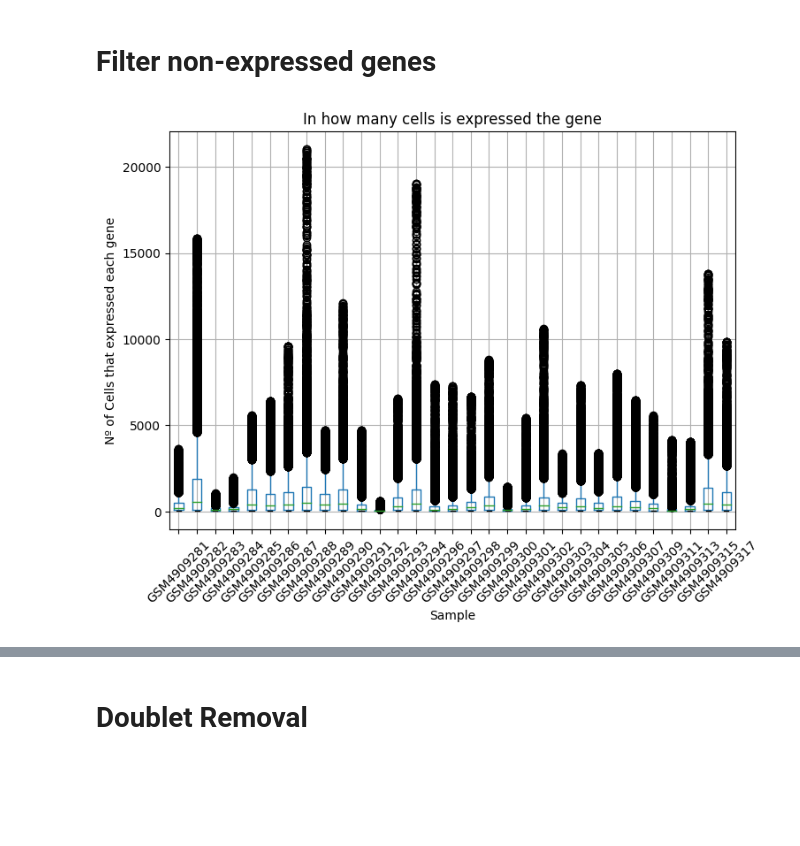
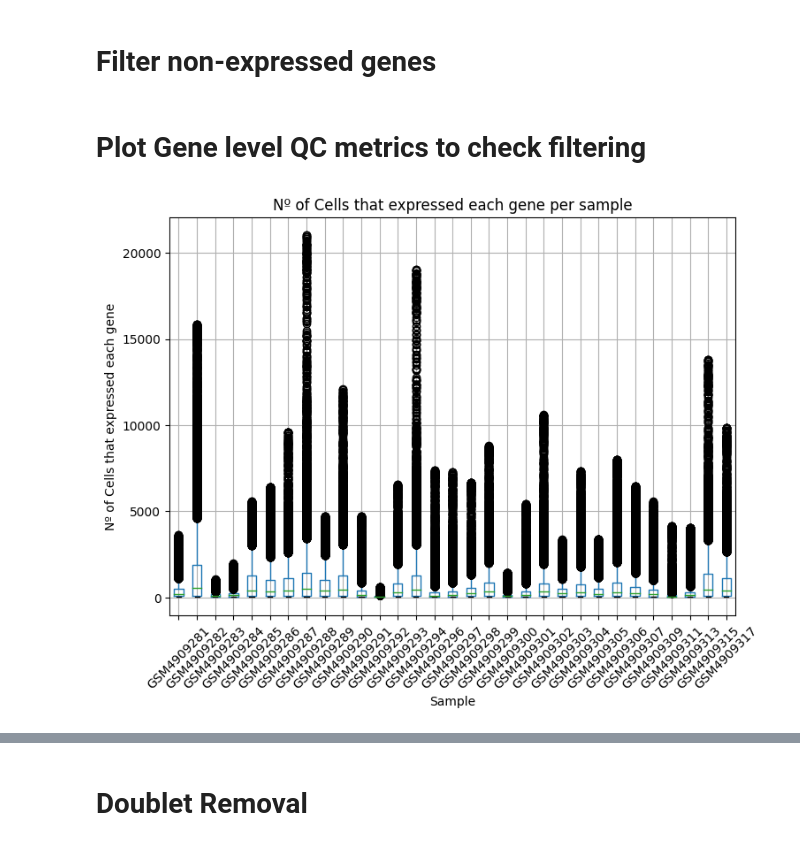
Before and after one commit to ignagarlav/Breast-Cancer-Heterogeneity, a Jupyter notebook: 01Preprocesing/Preprocessing.ipynb, the cells around one changed output, grey strips where cells are left out. Saved outputs shown, nothing was run; the diff lists cells and outputs as text; code cells hidden in the pictures; blank space fills up the shorter version.

```diff
--- a/01Preprocesing/Preprocessing.ipynb
+++ b/01Preprocesing/Preprocessing.ipynb
@@ -205,3 +203,8 @@ if the sample treshold is higher, use the sample specific
 For the upper tresholds, set a general value, if the 99th percentile is more stringent (lower), use that one.
 if the sample treshold is higher, use the general
 if the sample treshold is lower (more stringent), use the sample specific
+# %%
+n_cells = 0
+for ad in adata_dict.values():
+    n_cells += len(ad.obs_names)
+print(f'Filtering starts with {n_cells} total cells')
@@ -489,6 +439,8 @@ for ad in adata_dict.values():
     ad.raw = ad.copy() # save all genes before removing any
     sc.pp.filter_genes(ad, min_counts = 5, inplace=True)
     sc.pp.filter_genes(ad, min_cells = 10, inplace=True)
+# %% [markdown]
+# Plot Gene level QC metrics to check filtering
 # %%
 rows_list_post = []
 for sam, ad in adata_dict.items():
@@ -499,12 +451,12 @@ for sam, ad in adata_dict.items():
 df_post = pd.concat(rows_list_post, ignore_index=True)
 # %%
 ax = df_post.boxplot(column="cells_by_counts", by="sample", figsize=(8, 6), rot = 45)
-ax.set_title("In how many cells is expressed the gene")
+ax.set_title("Nº of Cells that expressed each gene per sample")
 ax.set_xlabel("Sample")
 ax.set_ylabel("Nº of Cells that expressed each gene")
 plt.suptitle("")
 plt.show()
 # %% [output]
-[figure, old version]
+[figure, new version]
 # %%
 ax = df_post.boxplot(column="counts", by="sample", figsize=(8, 6), rot = 45)
```
Also changed, not shown: parts of 41 cells of this notebook.
